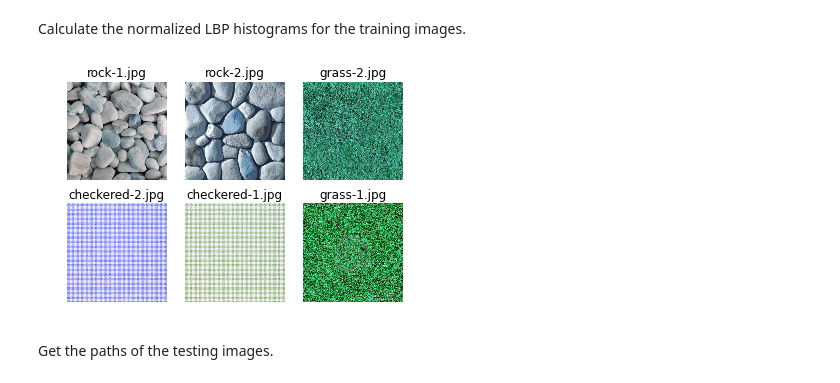
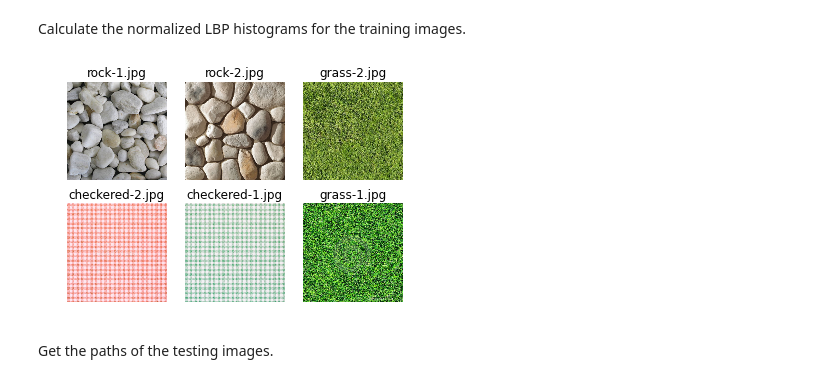
Before and after one commit to bikz05/ipython-notebooks, a Jupyter notebook: computer-vision/local-binary-pattern.ipynb, the cells around one changed output. Saved outputs shown, nothing was run; the diff lists cells and outputs as text; code cells hidden in the pictures.

```diff
--- a/computer-vision/local-binary-pattern.ipynb
+++ b/computer-vision/local-binary-pattern.ipynb
@@ -43,35 +43,35 @@ y_test = []
 for train_image in train_images:
     # Read the image
     im = cv2.imread(train_image)
     # Convert to grayscale as LBP works on grayscale image
     im_gray = cv2.cvtColor(im, cv2.COLOR_BGR2GRAY)
     radius = 3
     # Number of points to be considered as neighbourers
     no_points = 8 * radius
     # Uniform LBP is used
     lbp = local_binary_pattern(im_gray, no_points, radius, method='uniform')
     # Calculate the histogram
     x = itemfreq(lbp.ravel())
     # Normalize the histogram
     hist = x[:, 1]/sum(x[:, 1])
     # Append image path in X_name
     X_name.append(train_image)
     # Append histogram to X_name
     X_test.append(hist)
     # Append class label in y_test
     y_test.append(train_dic[os.path.split(train_image)[1]])
 
 # Display the testing images
 nrows = 2
 ncols = 3
 fig, axes = plt.subplots(nrows,ncols)
 for row in range(nrows):
     for col in range(ncols):
-        axes[row][col].imshow(cv2.imread(X_name[row*ncols+col]))
+        axes[row][col].imshow(cv2.cvtColor(cv2.imread(X_name[row*ncols+col]), cv2.COLOR_BGR2RGB))
         axes[row][col].axis('off')
         axes[row][col].set_title("{}".format(os.path.split(X_name[row*ncols+col])[1]))
 # %% [output]
-[figure, old version]
+[figure, new version]
 # %% [markdown]
 Get the paths of the testing images.
 # %%
```
Also changed, not shown: parts of 1 cell of this notebook.
